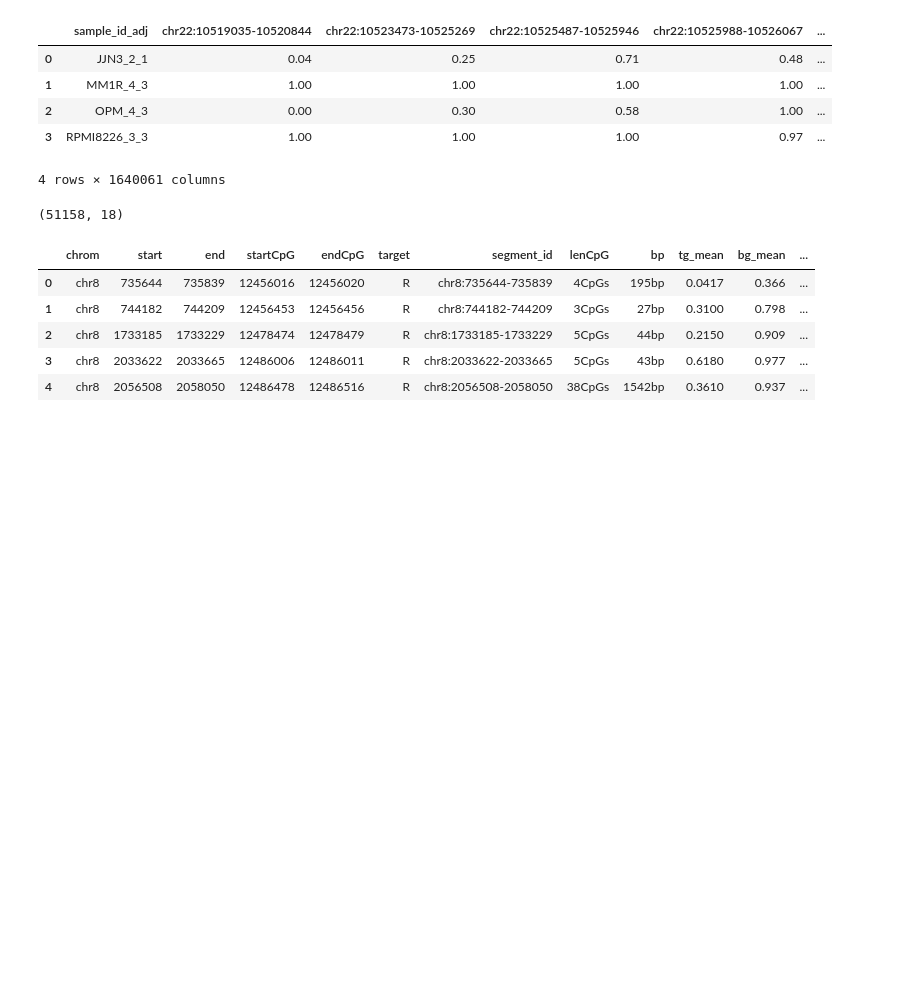
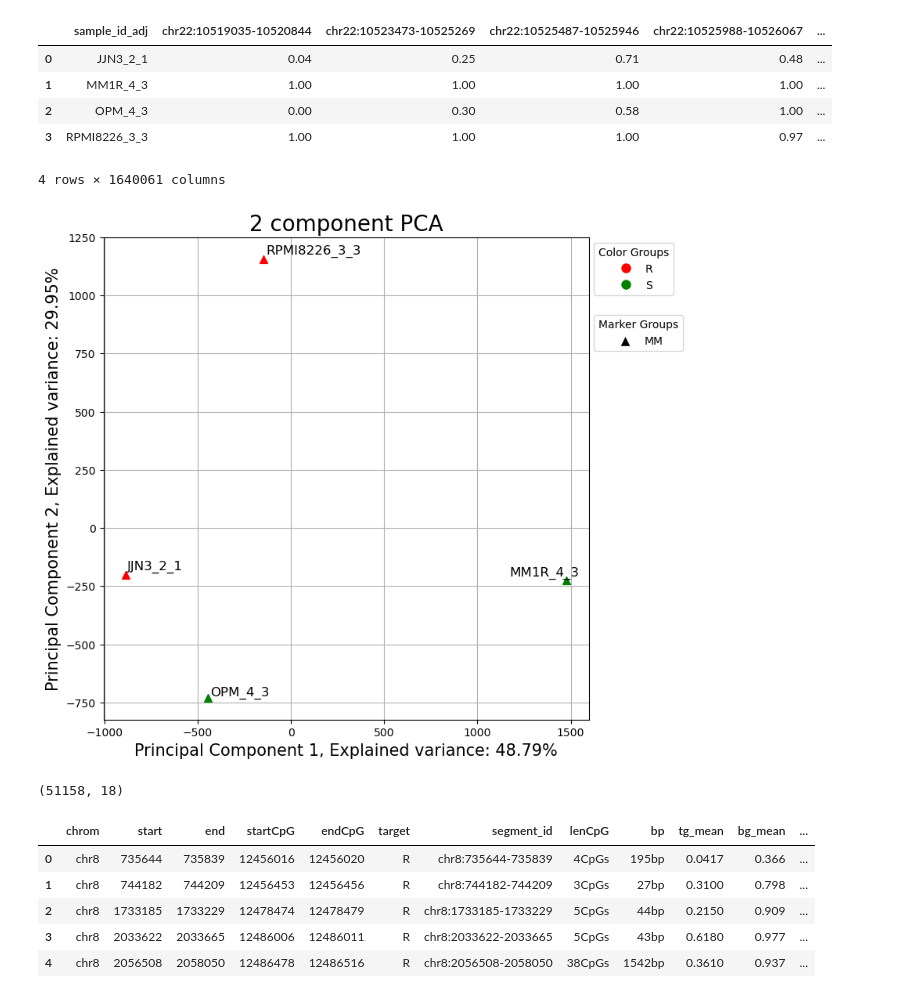
Before and after one commit to Lucmeister55/lvisser, a Jupyter notebook: segment_pm.ipynb, the cells around one changed output. Cells and saved outputs as stored; diff of their text form; code cells hidden in the pictures; blank space fills up the shorter version.

```diff
--- a/segment_pm.ipynb
+++ b/segment_pm.ipynb
@@ -419,6 +423,10 @@ meth_seg_wgbs_mm_fm.head()
 | 2 | OPM_4_3 | 0.00 | 0.30 | 0.58 | 1.00 | ... |
 | 3 | RPMI8226_3_3 | 1.00 | 1.00 | 1.00 | 0.97 | ... |
 4 rows × 1640061 columns
+# %%
+pca_plot(meth_seg_wgbs_mm_fm, color_column = "Group", marker_column = "tumor_type", label_column = "sample_id_adj", colors = ["r", "g"], markers = ["^"])
+# %% [output]
+[figure, added]
 # %%
 # Call the function
 folder = '/data/lvisser/wgbs_tools/outputs/dmr/MM_only/unfiltered'  # replace with your folder
```
Also changed, not shown: parts of 50 cells of this notebook, 25 other files.
